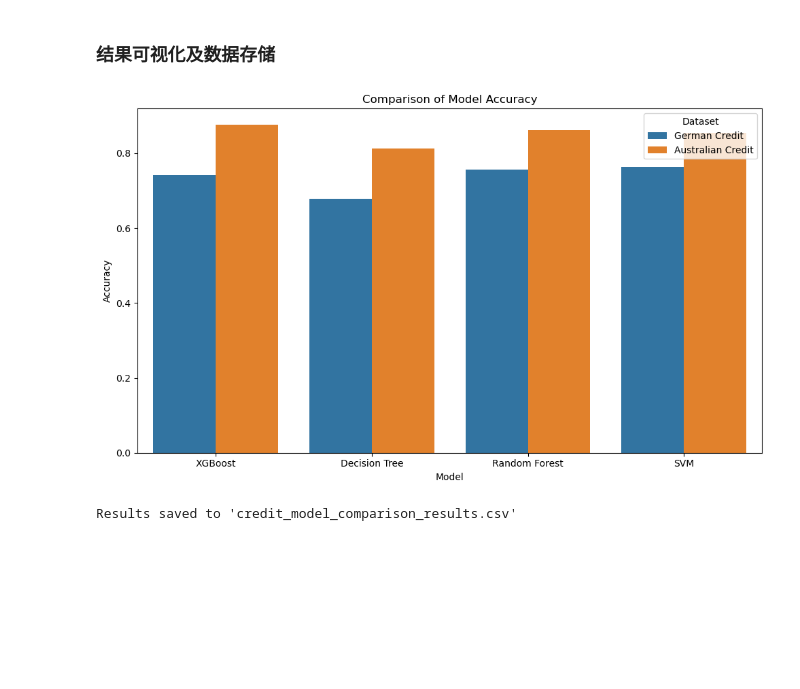
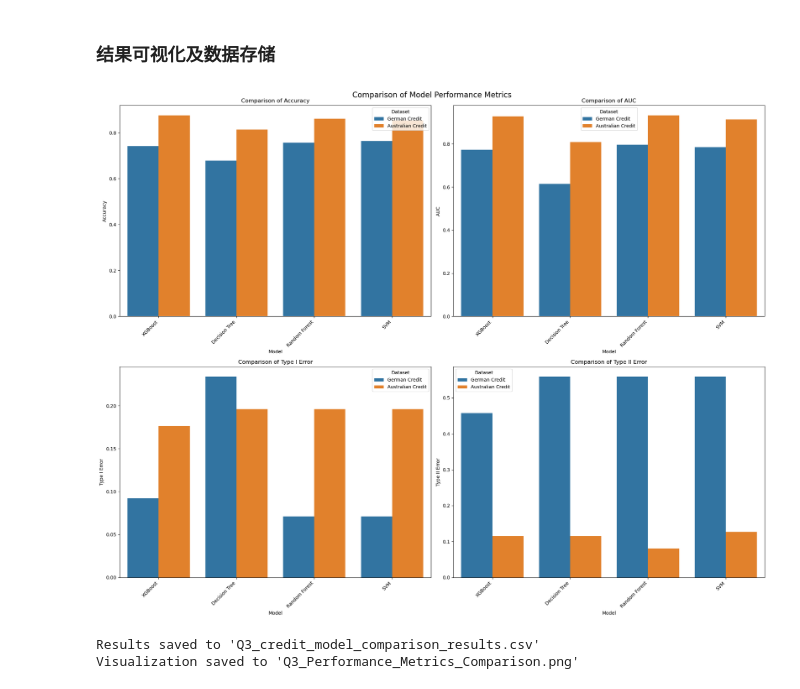
Before and after one commit to Binwen6/CCC, a Jupyter notebook: Code/Q3_general.ipynb, the cells around one changed output. Drawn from its saved outputs; the diff is of its cells as text; code cells hidden in the pictures; blank space fills up the shorter version.

```diff
--- a/Code/Q3_general.ipynb
+++ b/Code/Q3_general.ipynb
@@ -91,22 +91,44 @@ Australian Credit Random Forest  0.860870 0.932052  0.874325      0.196078
 Australian Credit           SVM  0.853623 0.912786  0.862179      0.196078       0.126437
 # %% [markdown]
 ### 结果可视化及数据存储
-# %%
-# 绘制准确率条形图
-plt.figure(figsize=(10, 6))
-sns.barplot(x='Model', y='Accuracy', hue='Dataset', data=all_results)
-plt.title('Comparison of Model Accuracy')
-plt.xlabel('Model')
-plt.ylabel('Accuracy')
-plt.legend(title='Dataset')
-
-plt.savefig('..\Data\Q3_Accuracy.png')
-plt.tight_layout()
-plt.show()
-
-# Save results to CSV
-all_results.to_csv('..\Data\Q3_credit_model_comparison_results.csv', index=False)
-print("\nResults saved to 'credit_model_comparison_results.csv'")
-# %% [output]
-[figure, removed]
-Results saved to 'credit_model_comparison_results.csv'
+# %%
+import matplotlib.pyplot as plt
+import seaborn as sns
+
+# 假设 all_results 是包含所有结果的 DataFrame
+
+# 创建一个 2x2 的子图
+fig, axs = plt.subplots(2, 2, figsize=(20, 16))
+fig.suptitle('Comparison of Model Performance Metrics', fontsize=16)
+
+# 定义要绘制的指标和它们的位置
+metrics = [
+    ('Accuracy', axs[0, 0]),
+    ('AUC', axs[0, 1]),
+    ('Type I Error', axs[1, 0]),
+    ('Type II Error', axs[1, 1])
+]
+
+# 为每个指标创建一个子图
+for metric, ax in metrics:
+    sns.barplot(x='Model', y=metric, hue='Dataset', data=all_results, ax=ax)
+    ax.set_title(f'Comparison of {metric}')
+    ax.set_xlabel('Model')
+    ax.set_ylabel(metric)
+    ax.legend(title='Dataset')
+
+    # 调整 x 轴标签的角度，以防止重叠
+    ax.set_xticklabels(ax.get_xticklabels(), rotation=45, ha='right')
+
+plt.tight_layout()
+plt.savefig('..\Data\Q3_Performance_Metrics_Comparison.png')
+plt.show()
+
+# Save results to CSV
+all_results.to_csv('..\Data\Q3_credit_model_comparison_results.csv', index=False)
+print("\nResults saved to 'Q3_credit_model_comparison_results.csv'")
+print("Visualization saved to 'Q3_Performance_Metrics_Comparison.png'")
+# %% [output]
+[figure, added]
+Results saved to 'Q3_credit_model_comparison_results.csv'
+Visualization saved to 'Q3_Performance_Metrics_Comparison.png'
```
Also changed, not shown: 1 other file.
